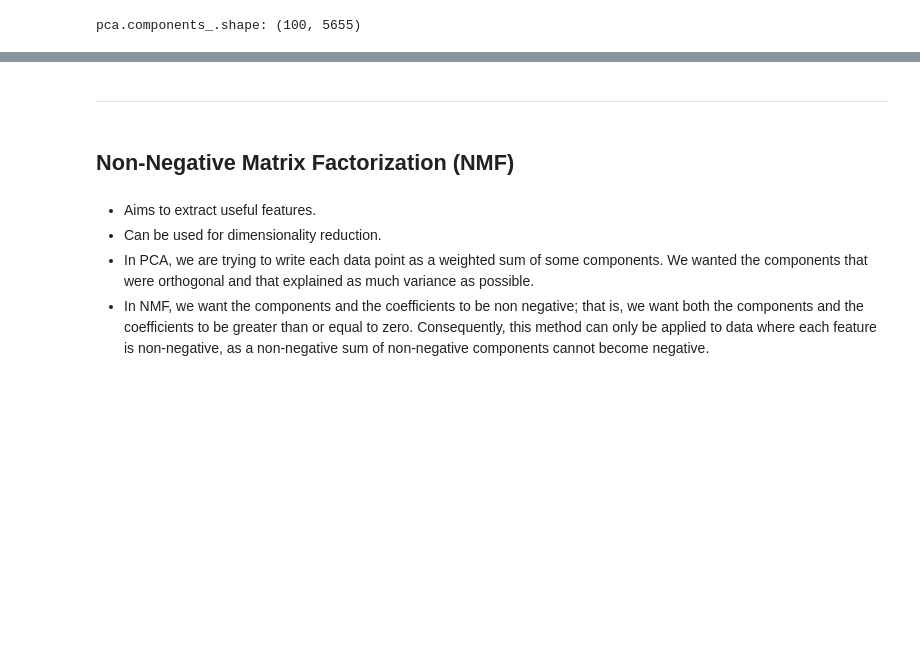
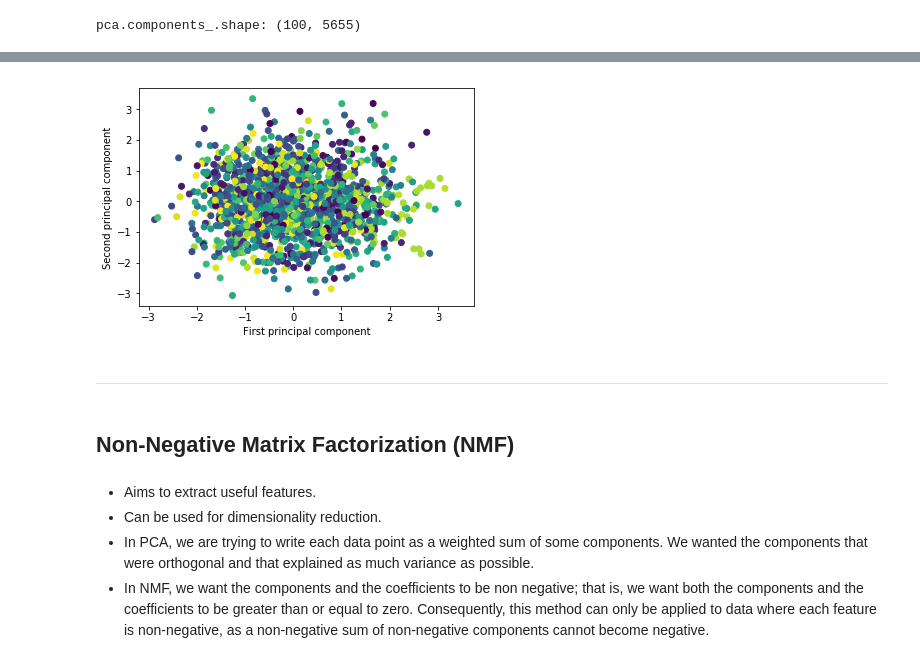
Before and after one commit to agusrichard/introduction-machine-learning-with-python, a Jupyter notebook: Chapter3/dimensionality-reduction-feature-extraction-manifold-learning.ipynb, the cells around one changed output, grey strips where cells are left out. Saved outputs shown, nothing was run; the diff lists cells and outputs as text; code cells hidden in the pictures; blank space fills up the shorter version.

```diff
--- a/Chapter3/dimensionality-reduction-feature-extraction-manifold-learning.ipynb
+++ b/Chapter3/dimensionality-reduction-feature-extraction-manifold-learning.ipynb
@@ -324,3 +358,9 @@ X_train.shape
+# %%
+plt.scatter(X_train_pca[:, 0], X_train_pca[:, 1], c=y_train)
+plt.xlabel("First principal component")
+plt.ylabel("Second principal component");
+# %% [output]
+[figure, added]
 # %% [markdown]
 ---
 # %% [markdown]
```
Also changed, not shown: parts of 32 cells of this notebook, 1 other file.
